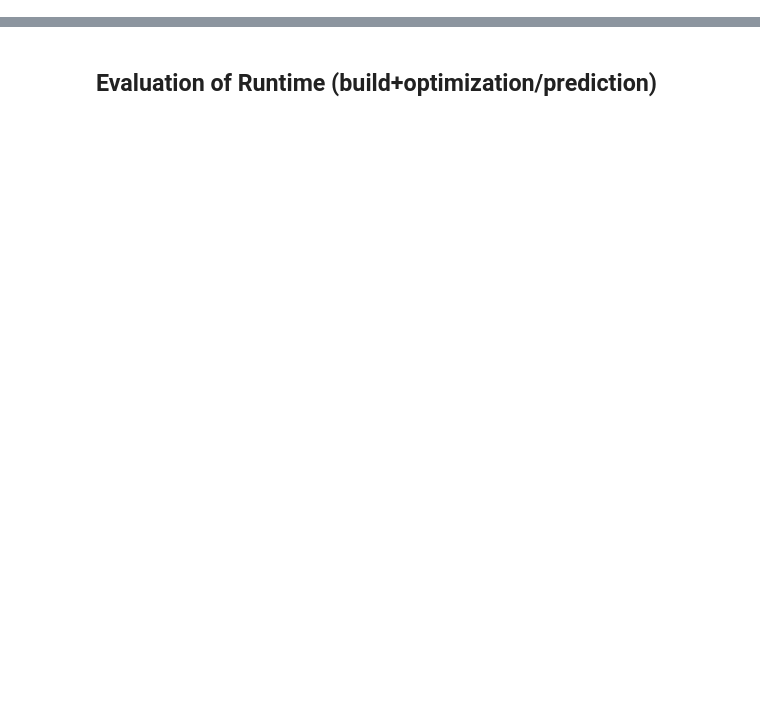
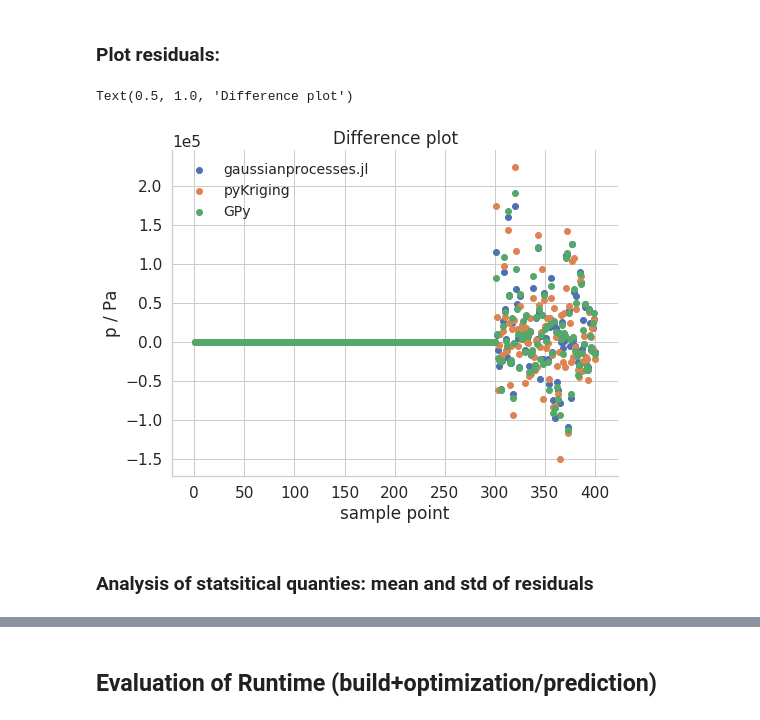
Before and after one commit to joergbuchwald/geostatstest, a Jupyter notebook: evaluate.ipynb, the cells around one changed output, grey strips where cells are left out. Cells and saved outputs as stored; diff of their text form; code cells hidden in the pictures; blank space fills up the shorter version.

```diff
--- a/evaluate.ipynb
+++ b/evaluate.ipynb
@@ -38,0 +44,16 @@ np.std(y_real-y_pred_python)
+# %% [markdown]
+### Plot residuals:
+# %%
+plt.scatter(x,y_real-y_pred_gaussianprocesses, label='gaussianprocesses.jl')
+plt.scatter(x,y_real-y_pred_pyKriging, label='pyKriging')
+plt.scatter(x,y_real-y_pred_GPy, label='GPy')
+plt.ticklabel_format(style='sci', axis='y', scilimits=(0,0))
+plt.ylabel('p / Pa')
+plt.xlabel('sample point')
+plt.legend()
+plt.title('Difference plot')
+# %% [output]
+Text(0.5, 1.0, 'Difference plot')
+[figure, added]
+# %% [markdown]
+### Analysis of statsitical quanties: mean and std of residuals
```
Also changed, not shown: parts of 28 cells of this notebook, 14 other files.
